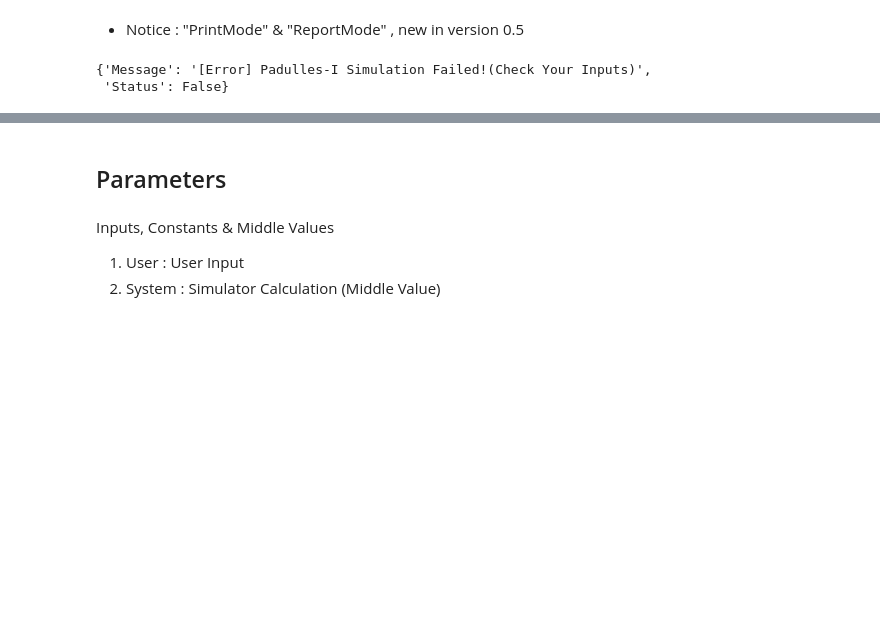
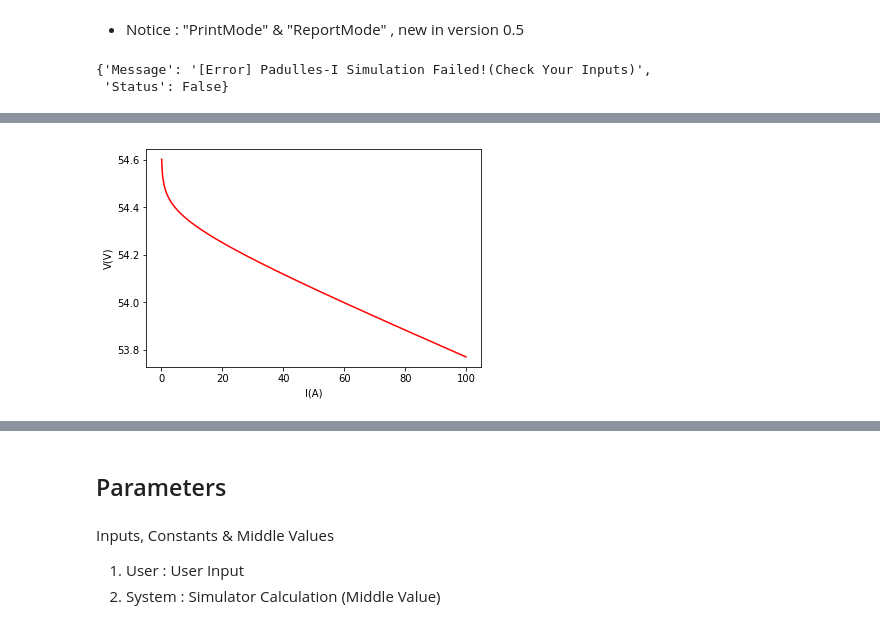
Before and after one commit to ECSIM/opem, a Jupyter notebook: Documents/Padulles1.ipynb, the cells around one changed output, grey strips where cells are left out. Cells and saved outputs as stored; diff of their text form; code cells hidden in the pictures; blank space fills up the shorter version.

```diff
--- a/Documents/Padulles1.ipynb
+++ b/Documents/Padulles1.ipynb
@@ -255,0 +297,4 @@ Dynamic_Analysis(InputMethod={},TestMode=True,PrintMode=False,ReportMode=True)
+# %%
+plot_func(data["I"],data["V"],"I(A)","V(V)","red")
+# %% [output]
+[figure, added]
```
Also changed, not shown: parts of 12 cells of this notebook, 3 other files.
